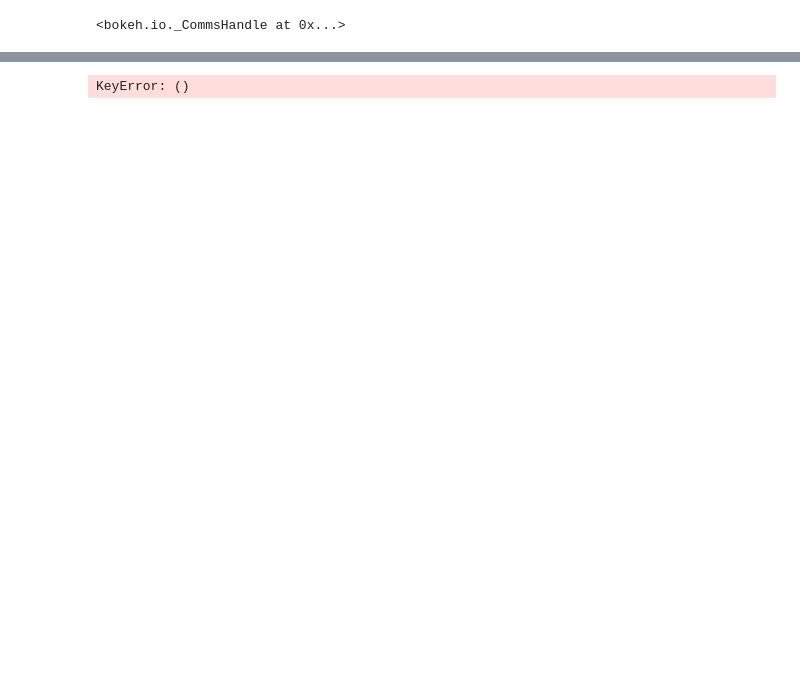
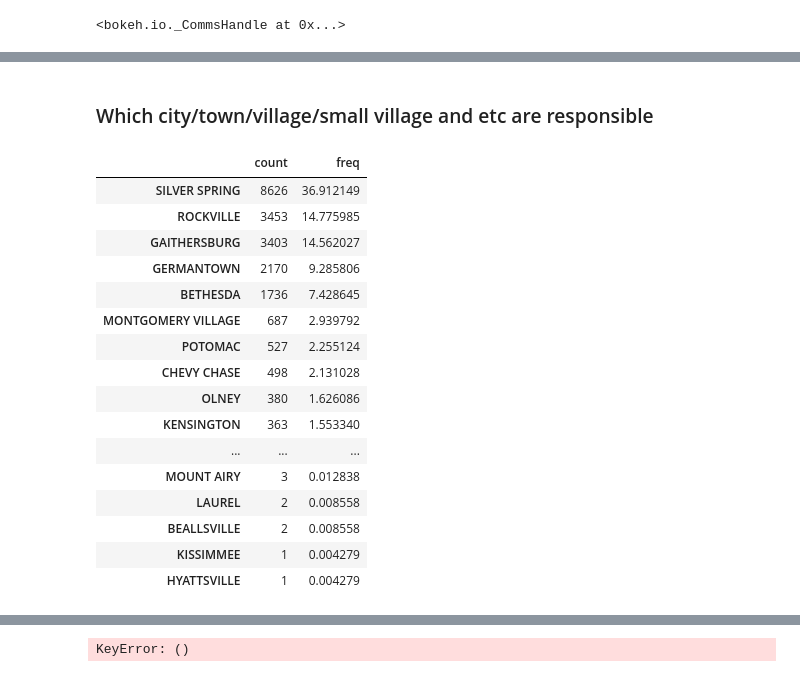
Before and after one commit to marco-olimpio/ufrn, a Jupyter notebook: EEC2006/1_CrimeProject/Finding crime patterns in Montgomery County.ipynb, the cells around one changed output, grey strips where cells are left out. Cells and saved outputs as stored; diff of their text form; code cells hidden in the pictures; blank space fills up the shorter version.

```diff
--- a/EEC2006/1_CrimeProject/Finding crime patterns in Montgomery County.ipynb
+++ b/EEC2006/1_CrimeProject/Finding crime patterns in Montgomery County.ipynb
@@ -598,0 +700,27 @@ show(plot,notebook_handle=True)
+# %% [markdown]
+### Which city/town/village/small village and etc are responsible
+# %%
+monty_data.columns
+#monty_data[monty_data['City']].value_counts
+cities_data = pd.DataFrame({'freq':monty_data['City'].value_counts(normalize=True,sort=True,ascending=False)*100,'count':monty_data['City'].value_counts(sort=True,ascending=False)})
+
+#cities_data.merge(pop_data, left_on=['object'], right_on=['City'], how='inner')
+cities_data
+# %% [output]
+|  | count | freq |
+| SILVER SPRING | 8626 | 36.912149 |
+| ROCKVILLE | 3453 | 14.775985 |
+| GAITHERSBURG | 3403 | 14.562027 |
+| GERMANTOWN | 2170 | 9.285806 |
+| BETHESDA | 1736 | 7.428645 |
+| MONTGOMERY VILLAGE | 687 | 2.939792 |
+| POTOMAC | 527 | 2.255124 |
+| CHEVY CHASE | 498 | 2.131028 |
+| OLNEY | 380 | 1.626086 |
+| KENSINGTON | 363 | 1.553340 |
+| ... | ... | ... |
+| MOUNT AIRY | 3 | 0.012838 |
+| LAUREL | 2 | 0.008558 |
+| BEALLSVILLE | 2 | 0.008558 |
+| KISSIMMEE | 1 | 0.004279 |
+| HYATTSVILLE | 1 | 0.004279 |
```
Also changed, not shown: parts of 10 cells of this notebook, 3 other files.
